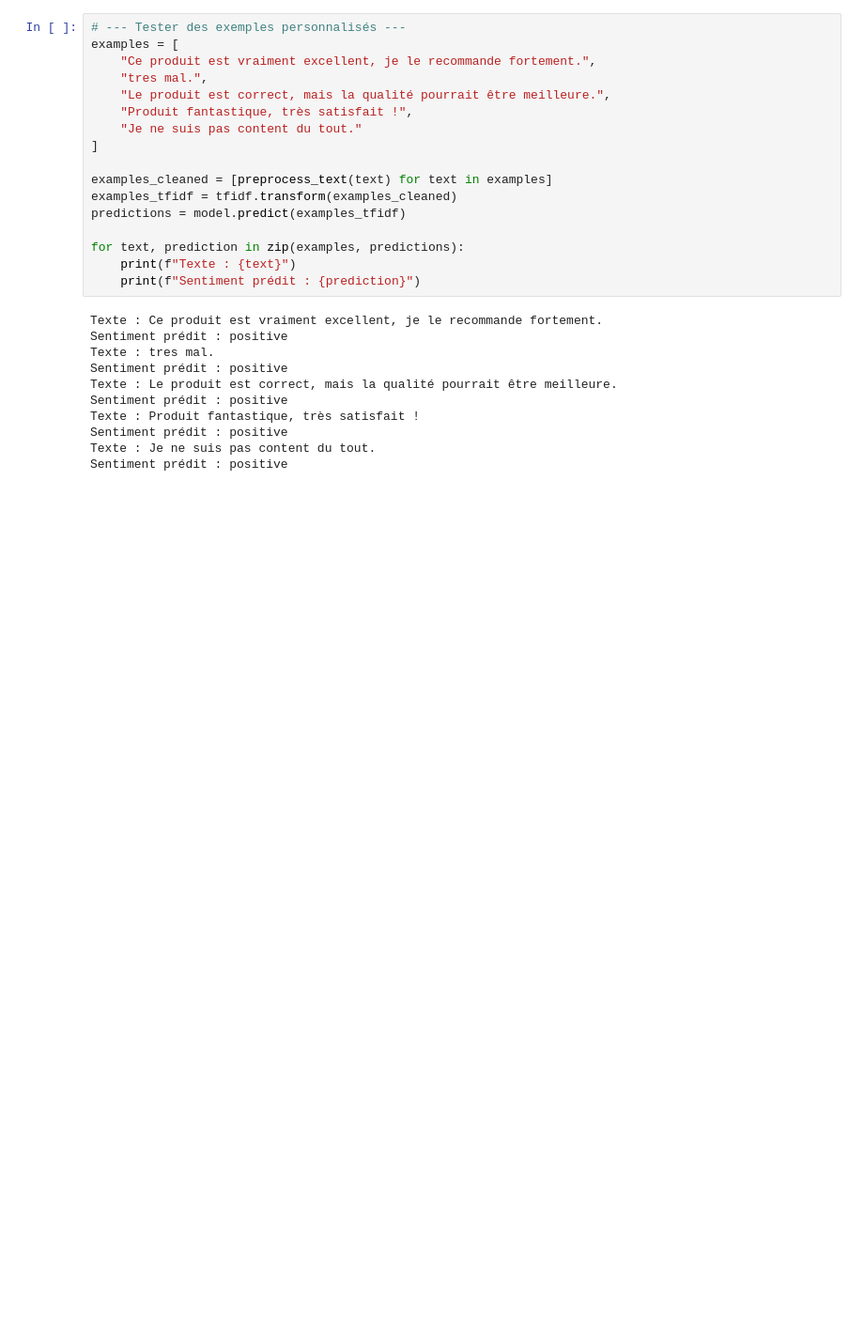
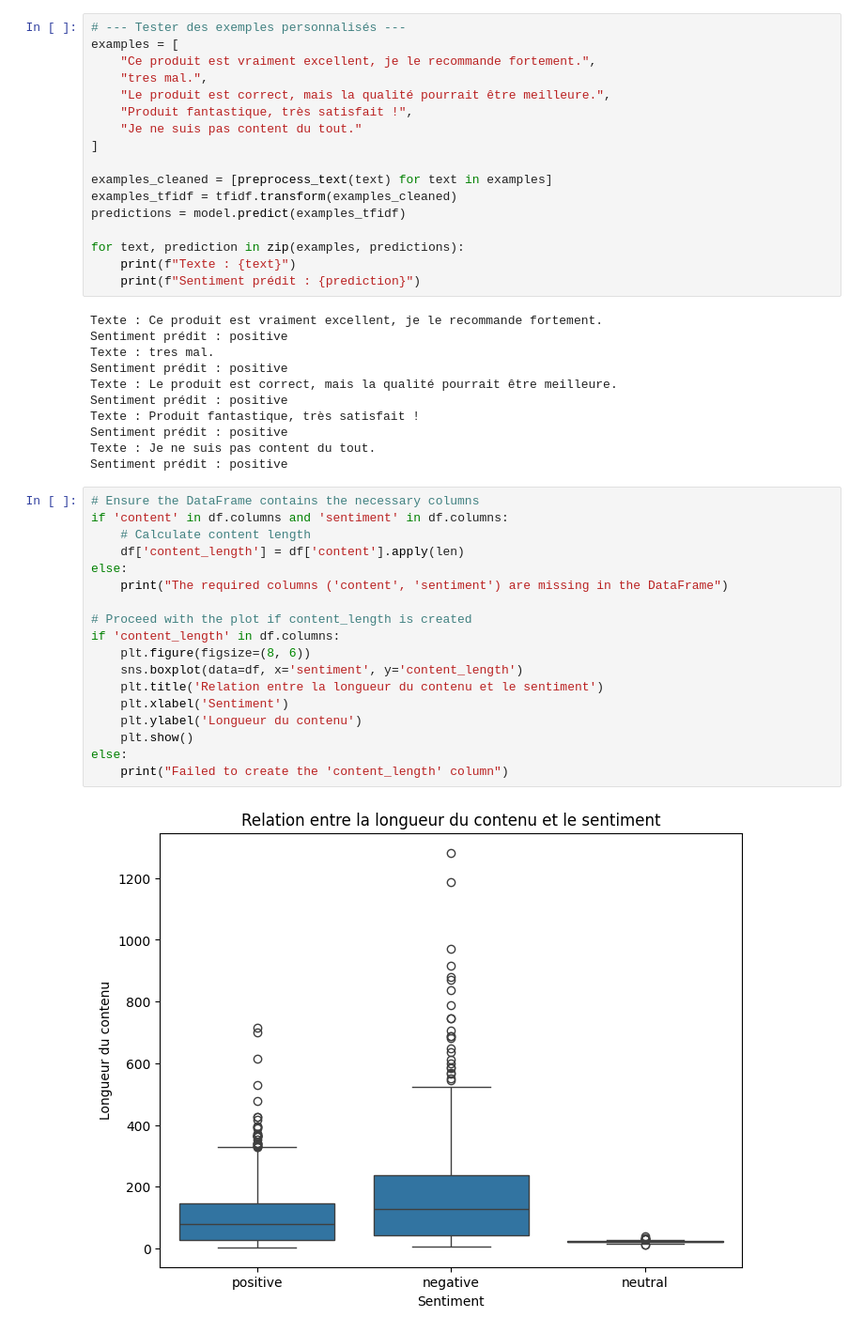
Before and after one commit to ArijAguel/Customers-Review-Analysis, a Jupyter notebook: reglog.ipynb, the cells around one changed output. Shown: that part at 94% size. Drawn from its saved outputs; the diff is of its cells as text; blank space fills up the shorter version.

```diff
--- a/reglog.ipynb
+++ b/reglog.ipynb
@@ -234,3 +268,23 @@ Texte : Produit fantastique, très satisfait !
 Sentiment prédit : positive
 Texte : Je ne suis pas content du tout.
 Sentiment prédit : positive
+# %%
+# Ensure the DataFrame contains the necessary columns
+if 'content' in df.columns and 'sentiment' in df.columns:
+    # Calculate content length
+    df['content_length'] = df['content'].apply(len)
+else:
+    print("The required columns ('content', 'sentiment') are missing in the DataFrame")
+
+# Proceed with the plot if content_length is created
+if 'content_length' in df.columns:
+    plt.figure(figsize=(8, 6))
+    sns.boxplot(data=df, x='sentiment', y='content_length')
+    plt.title('Relation entre la longueur du contenu et le sentiment')
+    plt.xlabel('Sentiment')
+    plt.ylabel('Longueur du contenu')
+    plt.show()
+else:
+    print("Failed to create the 'content_length' column")
+# %% [output]
+[figure, added]
```
Also changed, not shown: parts of 3 cells of this notebook, 2 other files.
